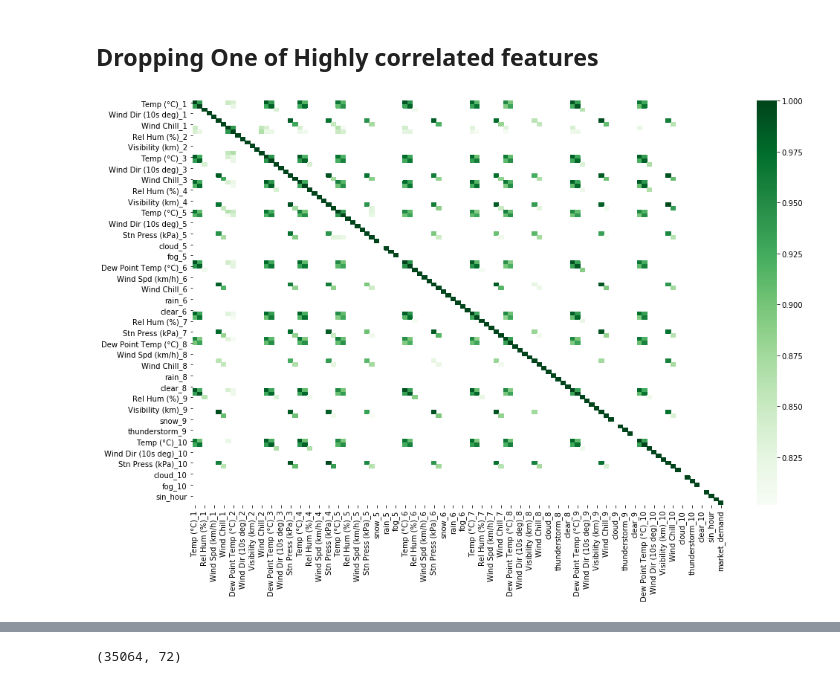
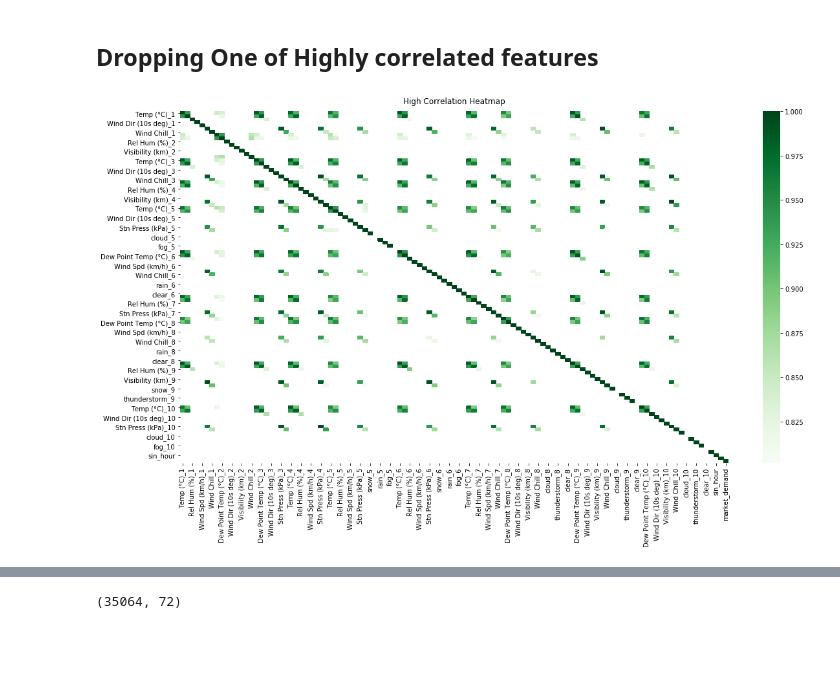
Before and after one commit to camadi/Ontario_Hourly_Electricity_Demand_Forecast, a Jupyter notebook: src/market_demand_prediction.ipynb, the cells around one changed output, grey strips where cells are left out. Cells and saved outputs as stored; diff of their text form; code cells hidden in the pictures; blank space fills up the shorter version.

```diff
--- a/src/market_demand_prediction.ipynb
+++ b/src/market_demand_prediction.ipynb
@@ -362,10 +382,26 @@ weather_data['cos_hour'] = np.cos(2*np.pi*weather_data.index.hour.values/24)
 # %%
 %%time
-#Merging weathger and ieso electricity demand data
-weather_ieso_df = pd.merge(weather_data, ieso_data, left_index=True, right_index=True)
+def combine_weather_ieso_data():
+    """Merging weathger and ieso electricity demand data"""
+    ieso_data = preprocess_ieso_date_time()
+    weather_ieso_df = pd.merge(weather_data, ieso_data, left_index=True, right_index=True)
 
-## Imputation of remaining missing values
-weather_ieso_df = weather_ieso_df.fillna(method='pad').fillna(method='bfill') #backfill and then forward fill for complete elimination of nas
+    ## Imputation of remaining missing values
+    weather_ieso_df = weather_ieso_df.fillna(method='pad').fillna(method='bfill') #backfill and then forward fill for complete elimination of nas
+    return weather_ieso_df
 
-weather_ieso_df = weather_ieso_df.select_dtypes(exclude='object')
+
+def convert_local_utc_time(date_series, Eastern_Time = False):
+    """Convert naive times to utc"""
+    DateTime_UTC = date_series.dt.tz_localize('UTC') + pd.Timedelta(hours=5)
+
+    #Convert back to Eastern time with aware efficiency (if necessary)
+    if Eastern_Time:
+        DateTime_EST = DateTime_UTC.dt.tz_convert('America/Toronto')
+        return DateTime_EST
+
+    return DateTime_UTC
+
+weather_ieso_data = combine_weather_ieso_data()
+weather_ieso_data.index = convert_local_utc_time(weather_ieso_data.index.to_series(), Eastern_Time = False)
 # %% [output]
@@ -376,14 +434,15 @@ Wall time: 969 ms
 # %% [markdown]
 ## Dropping One of Highly correlated features
 # %%
-corr = weather_ieso_df.corr()
+corr = weather_ieso_data.corr()
 
 kot = corr[corr>=.8]
-plt.figure(figsize=(16,10))
-sns.heatmap(kot, cmap="Greens")
+plt.figure(figsize=(19,10))
+heatmap_ = sns.heatmap(kot, cmap="Greens")
+heatmap_.set_title('High Correlation Heatmap', fontdict={'fontsize':12}, pad=12);
 plt.show()
 # %% [output]
-[figure, old version]
+[figure, new version]
 # %%
 def drop_correlated_features(data, corr_threshold):
     col_corr = set() # Contains feature names
```
Also changed, not shown: parts of 47 cells of this notebook.
